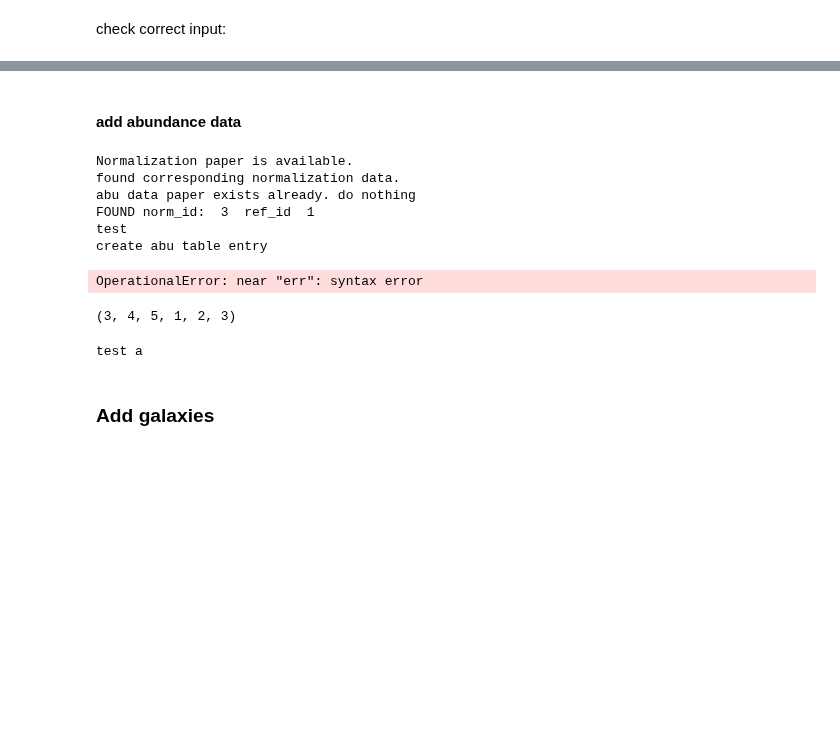
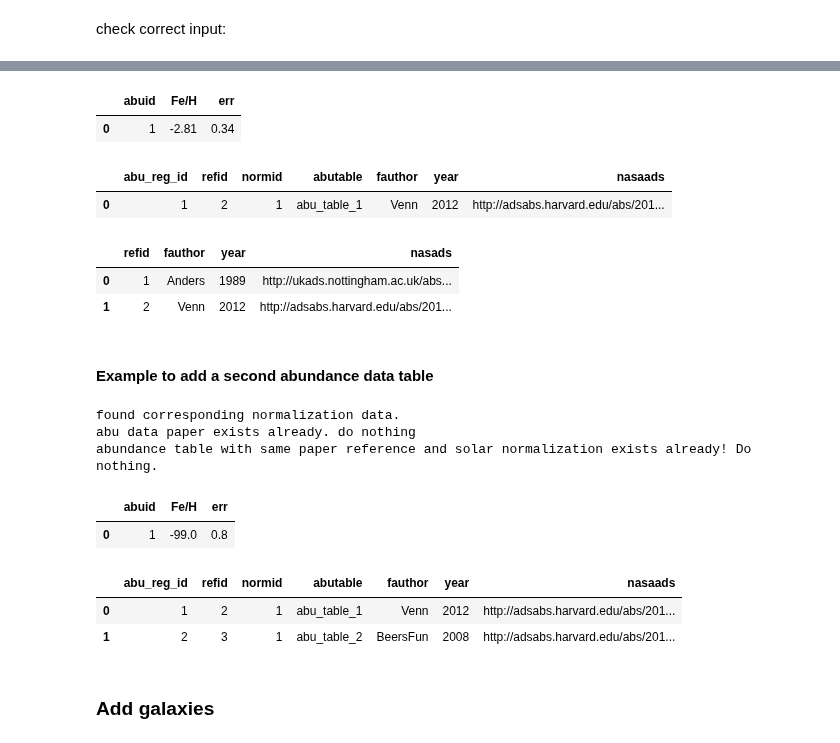
Before and after one commit to NuGrid/NuPyCEE, a Jupyter notebook: DOC/Capabilities/SQL_stellab.ipynb, the cells around one changed output, grey strips where cells are left out. Saved outputs shown, nothing was run; the diff lists cells and outputs as text; code cells hidden in the pictures; blank space fills up the shorter version.

Commit message:
update mysql framework for stellab

```diff
--- a/DOC/Capabilities/SQL_stellab.ipynb
+++ b/DOC/Capabilities/SQL_stellab.ipynb
@@ -63,5 +62,3 @@ Grevesse_Sauval_1998
 Asplund_et_al_2009
 Asplund_et_al_2005
 Lodders_et_al_2009
-# %%
-data=[['Venn',2012,'http://adsabs.harvard.edu/abs/2012ApJ...751..102V']]
@@ -276,0 +259,10 @@ def add_abundance_data(abu_paper,abu_norm,abu_label,abu_data):
+# %%
+# style of pandas sheet to allow nasads link to be clickable
+def make_clickable(val):
+    '''
+    internal function for pandas display
+    '''
+    if 'http' in str(val):
+        return '<a href="{}">{}</a>'.format(val,val)
+    else:
+        return val
@@ -276,0 +304,13 @@ def add_abundance_data(abu_paper,abu_norm,abu_label,abu_data):
+# %%
+def get_overview_abundance_tables(data_x_y=False):
+    '''
+    Overview over all available abundance tables.
+    '''
+    data= db.execute('''SELECT a.*,r.fauthor,r.year,r.nasads FROM abu_table_reg a INNER JOIN refs r ON a.refid = r.refid''').fetchall()
+    columns = get_column_names('abu_table_reg')
+    columns=columns + ['fauthor','year','nasaads']
+    if data_x_y:
+        return columns,data
+
+    else:
+        return pd.DataFrame(data=data,columns=columns).style.format(make_clickable)
@@ -304,26 +384,33 @@ get_column_names('refs'),db.execute('''SELECT * FROM refs''').fetchall()
+# %%
+#check if table exists
+get_abundance_data(abu_paper=abundance_paper)
+# %% [output]
+|  | abuid | Fe/H | err |
+| 0 | 1 | -2.81 | 0.34 |
+# %%
+#check if table exists in abu_table_reg, the registration table.
+#refid is the id which refers to the paper reference in the refs table which holds all references.
+get_overview_abundance_tables()
+# %% [output]
+|  | abu_reg_id | refid | normid | abutable | fauthor | year | nasaads |
+| 0 | 1 | 2 | 1 | abu_table_1 | Venn | 2012 | http://adsabs.harvard.edu/abs/201... |
+# %%
+#lets see the refs table. Indeed the refid of 2 refers to the Venn et al paper.
+get_paper_refs()
+# %% [output]
+|  | refid | fauthor | year | nasads |
+| 0 | 1 | Anders | 1989 | http://ukads.nottingham.ac.uk/abs... |
+| 1 | 2 | Venn | 2012 | http://adsabs.harvard.edu/abs/201... |
 # %% [markdown]
-#### add abundance data
+#### Example to add a second abundance data table
 # %%
 #add abundance data
-abundance_paper=['Venn',2012,'http://adsabs.harvard.edu/abs/2012ApJ...751..102V','Milky Way']
+abundance_paper=['BeersFun',2008,'http://adsabs.harvard.edu/abs/2012ApJ...751..102V','Milky Way']
 abundance_norm=['Anders','1989']
 abundance_label=['[Fe/H]','err']
-abundance_data = [-2.81,0.34]
+abundance_data = [-99,0.8]
 add_abundance_data(abundance_paper,abundance_norm,abundance_label,abundance_data)
 # %% [output]
-Normalization paper is available.
 found corresponding normalization data.
 abu data paper exists already. do nothing
-FOUND norm_id:  3  ref_id  1
-test
-create abu table entry
+abundance table with same paper reference and solar normalization exists already! Do nothing.
-OperationalError: near "err": syntax error
-# %%
-(3,4,5)+tuple([1,2,3])
-# %% [output]
-(3, 4, 5, 1, 2, 3)
-# %%
-a = 'test %s' % 'a'
-print a
-# %% [output]
-test a
@@ -334,2 +417,15 @@ results.fetchall()[0]
+# %%
+#as expected, the new table exists
+get_abundance_data(abu_paper=abundance_paper)
+# %% [output]
+|  | abuid | Fe/H | err |
+| 0 | 1 | -99.0 | 0.8 |
+# %%
+#check if table exists in abu_table_reg, the registration table. Yes, it exists as the second entry.
+get_overview_abundance_tables()
+# %% [output]
+|  | abu_reg_id | refid | normid | abutable | fauthor | year | nasaads |
+| 0 | 1 | 2 | 1 | abu_table_1 | Venn | 2012 | http://adsabs.harvard.edu/abs/201... |
+| 1 | 2 | 3 | 1 | abu_table_2 | BeersFun | 2008 | http://adsabs.harvard.edu/abs/201... |
 # %% [markdown]
 ### Add galaxies
```
Also changed, not shown: parts of 29 cells of this notebook.
